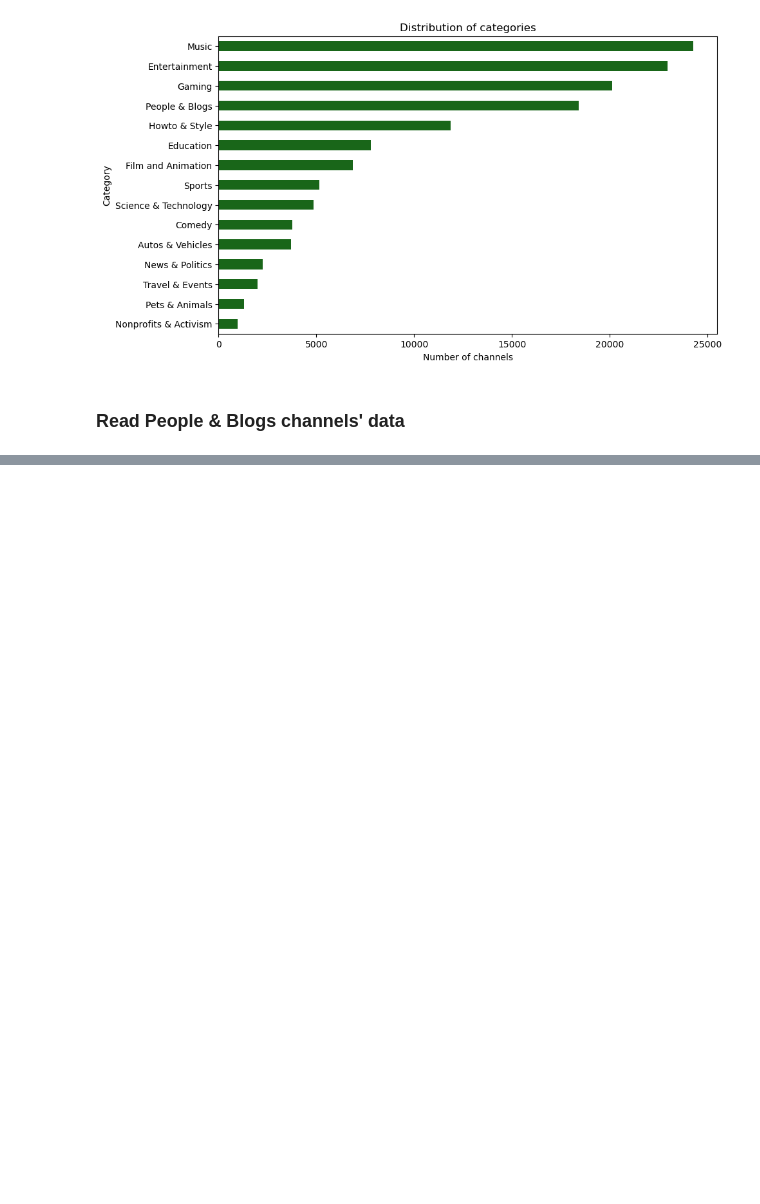
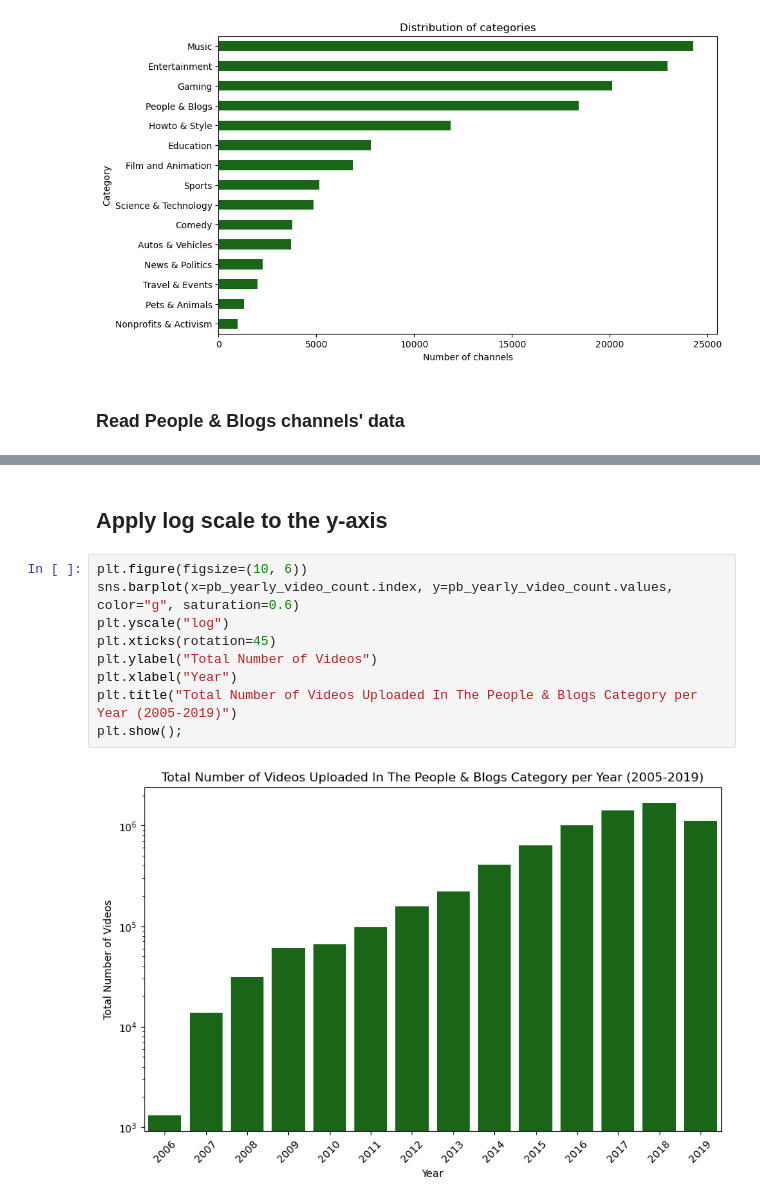
Before and after one commit to kamilmellouk/kadabros, a Jupyter notebook: eda.ipynb, the cells around one changed output, grey strips where cells are left out. Drawn from its saved outputs; the diff is of its cells as text; blank space fills up the shorter version.

```diff
--- a/eda.ipynb
+++ b/eda.ipynb
@@ -62,0 +110,13 @@ df_feather.sort_values(by='like_count')
+# %% [markdown]
+## Apply log scale to the y-axis
+# %%
+plt.figure(figsize=(10, 6))
+sns.barplot(x=pb_yearly_video_count.index, y=pb_yearly_video_count.values, color="g", saturation=0.6)
+plt.yscale("log")
+plt.xticks(rotation=45)
+plt.ylabel("Total Number of Videos")
+plt.xlabel("Year")
+plt.title("Total Number of Videos Uploaded In The People & Blogs Category per Year (2005-2019)")
+plt.show();
+# %% [output]
+[figure, added]
```
Also changed, not shown: parts of 11 cells of this notebook.
